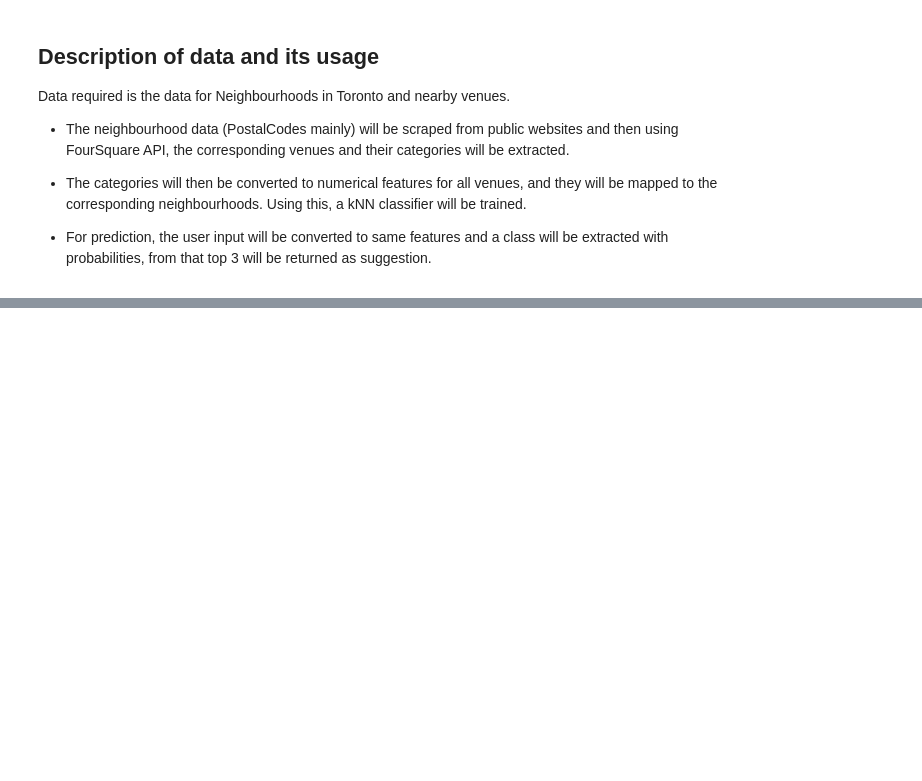
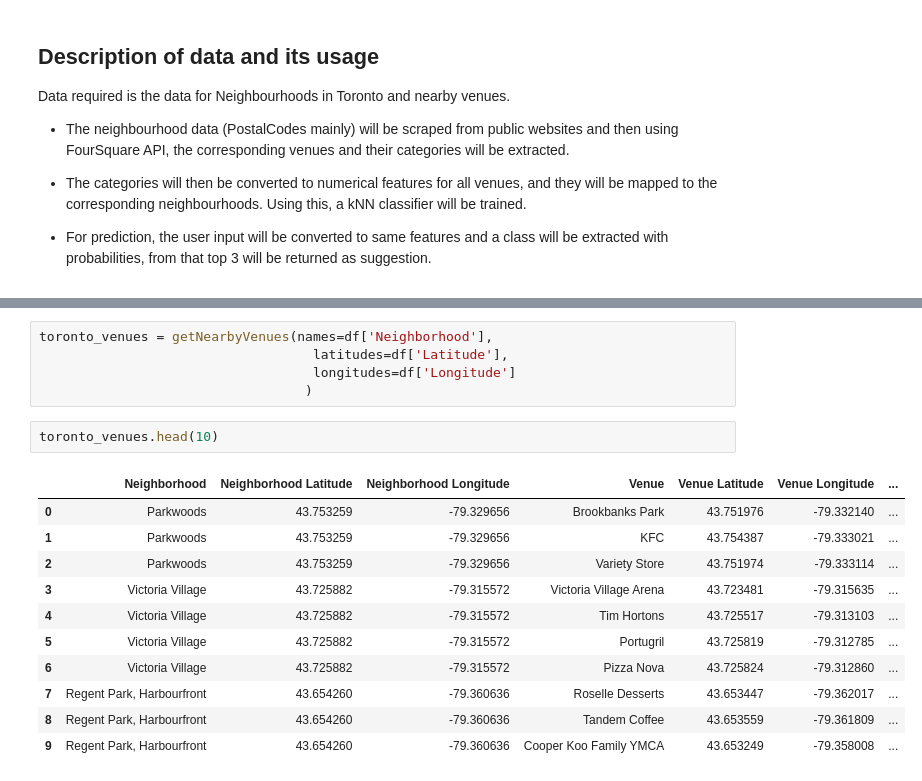
Before and after one commit to srg9000/ibm_datascience_capstone, a Jupyter notebook: Week4_5.ipynb, the cells around one changed output, grey strips where cells are left out. Drawn from its saved outputs; the diff is of its cells as text; blank space fills up the shorter version.

```diff
--- a/Week4_5.ipynb
+++ b/Week4_5.ipynb
@@ -28,0 +290,19 @@ Data required is the data for Neighbourhoods in Toronto and nearby venues.
+# %%
+toronto_venues = getNearbyVenues(names=df['Neighborhood'],
+                                   latitudes=df['Latitude'],
+                                   longitudes=df['Longitude']
+                                  )
+# %%
+toronto_venues.head(10)
+# %% [output]
+|  | Neighborhood | Neighborhood Latitude | Neighborhood Longitude | Venue | Venue Latitude | Venue Longitude | ... |
+| 0 | Parkwoods | 43.753259 | -79.329656 | Brookbanks Park | 43.751976 | -79.332140 | ... |
+| 1 | Parkwoods | 43.753259 | -79.329656 | KFC | 43.754387 | -79.333021 | ... |
+| 2 | Parkwoods | 43.753259 | -79.329656 | Variety Store | 43.751974 | -79.333114 | ... |
+| 3 | Victoria Village | 43.725882 | -79.315572 | Victoria Village Arena | 43.723481 | -79.315635 | ... |
+| 4 | Victoria Village | 43.725882 | -79.315572 | Tim Hortons | 43.725517 | -79.313103 | ... |
+| 5 | Victoria Village | 43.725882 | -79.315572 | Portugril | 43.725819 | -79.312785 | ... |
+| 6 | Victoria Village | 43.725882 | -79.315572 | Pizza Nova | 43.725824 | -79.312860 | ... |
+| 7 | Regent Park, Harbourfront | 43.654260 | -79.360636 | Roselle Desserts | 43.653447 | -79.362017 | ... |
+| 8 | Regent Park, Harbourfront | 43.654260 | -79.360636 | Tandem Coffee | 43.653559 | -79.361809 | ... |
+| 9 | Regent Park, Harbourfront | 43.654260 | -79.360636 | Cooper Koo Family YMCA | 43.653249 | -79.358008 | ... |
```
Also changed, not shown: parts of 49 cells of this notebook.
